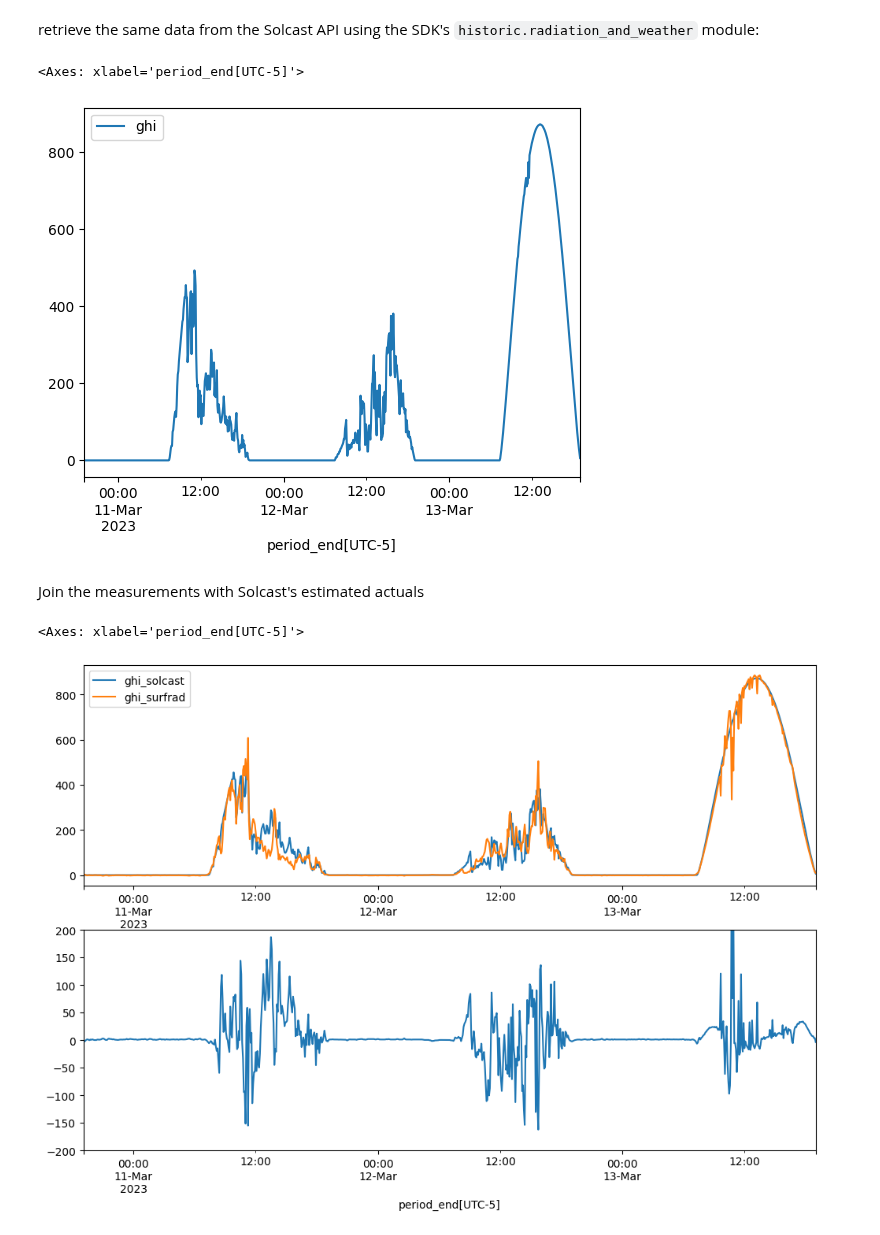
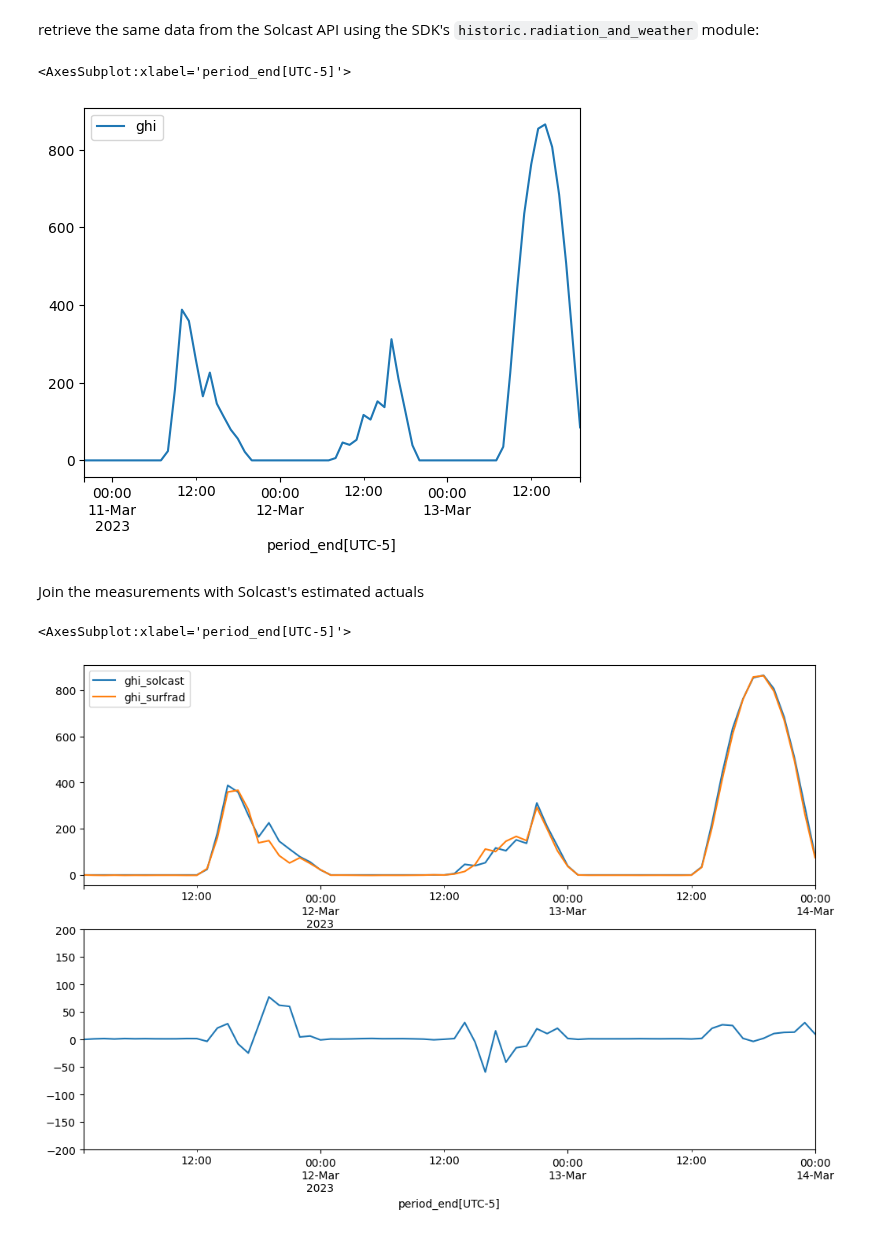
Before and after one commit to Solcast/solcast-api-python-sdk, a Jupyter notebook: docs/notebooks/Comparing Solcast API data with Surfrad measurements.ipynb, the cells around one changed output. Cells and saved outputs as stored; diff of their text form; code cells hidden in the pictures.

```diff
--- a/docs/notebooks/Comparing Solcast API data with Surfrad measurements.ipynb
+++ b/docs/notebooks/Comparing Solcast API data with Surfrad measurements.ipynb
@@ -14,7 +14,7 @@ for d in [0, 1, 2]:
     measurements.append(site[0]['ghi'])
 
 # concatenate the 3 days of data and resample to 60 minutes
-measurements = pd.concat(measurements).resample('5Min', closed='right', label='right').mean()
+measurements = pd.concat(measurements).resample('60Min', closed='right', label='right').mean()
 measurements.index = measurements.index.tz_convert("-05:00:00")
 measurements.index.name = "period_end[UTC-5]"
 measurements.plot()
@@ -26,23 +26,23 @@ retrieve the same data from the Solcast API using the SDK's `historic.radiation_
 # %%
 from solcast import historic
 
 # NOTE: this will consume an API request!
 solcast = historic.radiation_and_weather(
     latitude=34.2547,
     longitude=-89.8729,
     output_parameters='ghi',
     start=measurements.index.min(),
     end=measurements.index.max(),
-    period='PT5M',
+    period='PT60M',
     timezone="-5"
 )
 
 solcast = solcast.to_pandas()
 solcast.index.name = "period_end[UTC-5]"
 solcast.plot()
 # %% [output]
-<Axes: xlabel='period_end[UTC-5]'>
+<AxesSubplot:xlabel='period_end[UTC-5]'>
-[figure, old version]
+[figure, new version]
 # %% [markdown]
 Join the measurements with Solcast's estimated actuals
 # %%
@@ -54,5 +54,5 @@ df.plot(ax=axs[0])
 # compute differences
 (df['ghi_solcast'] - df['ghi_surfrad']).plot(ax=axs[1], ylim=[-200,200])
 # %% [output]
-<Axes: xlabel='period_end[UTC-5]'>
+<AxesSubplot:xlabel='period_end[UTC-5]'>
-[figure, old version]
+[figure, new version]
```
Also changed, not shown: parts of 1 cell of this notebook, 1 other file.
